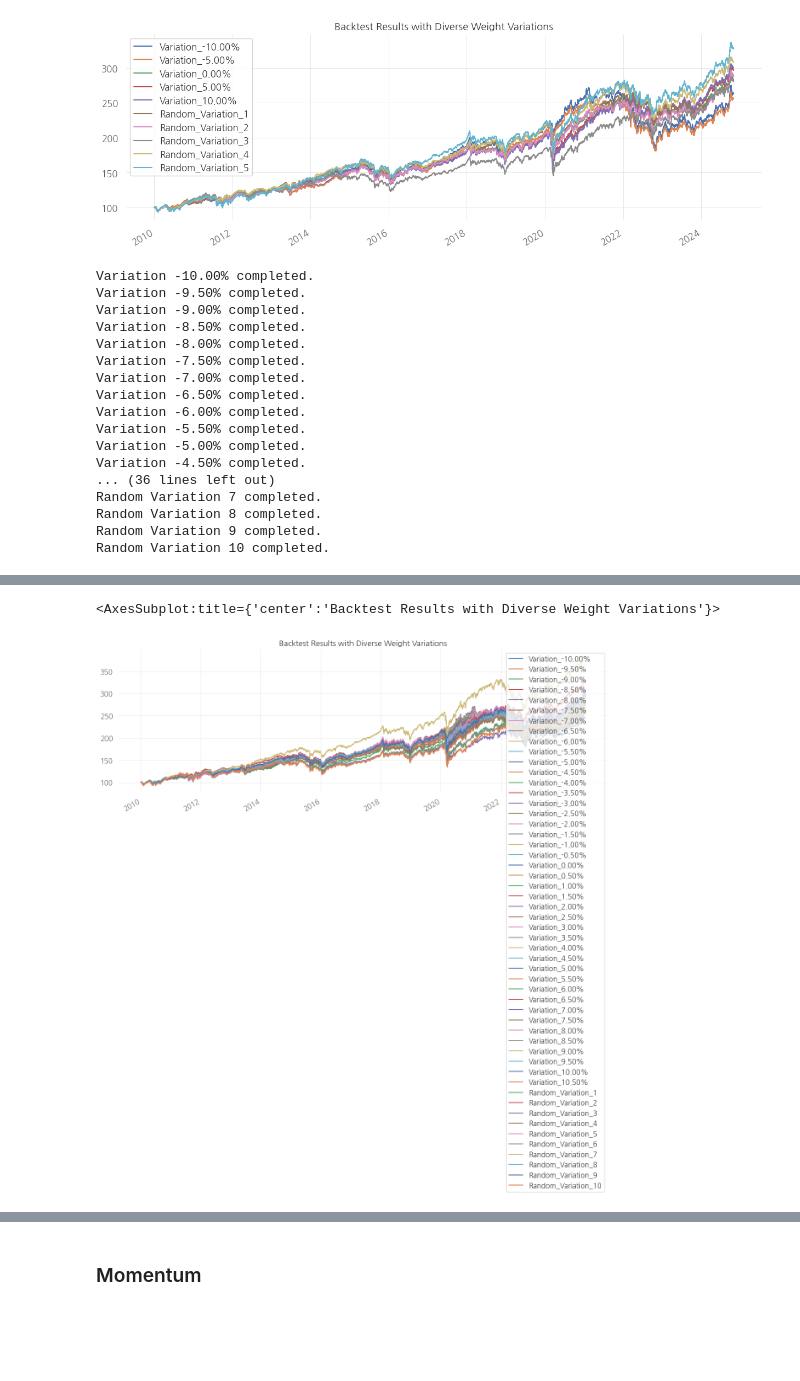
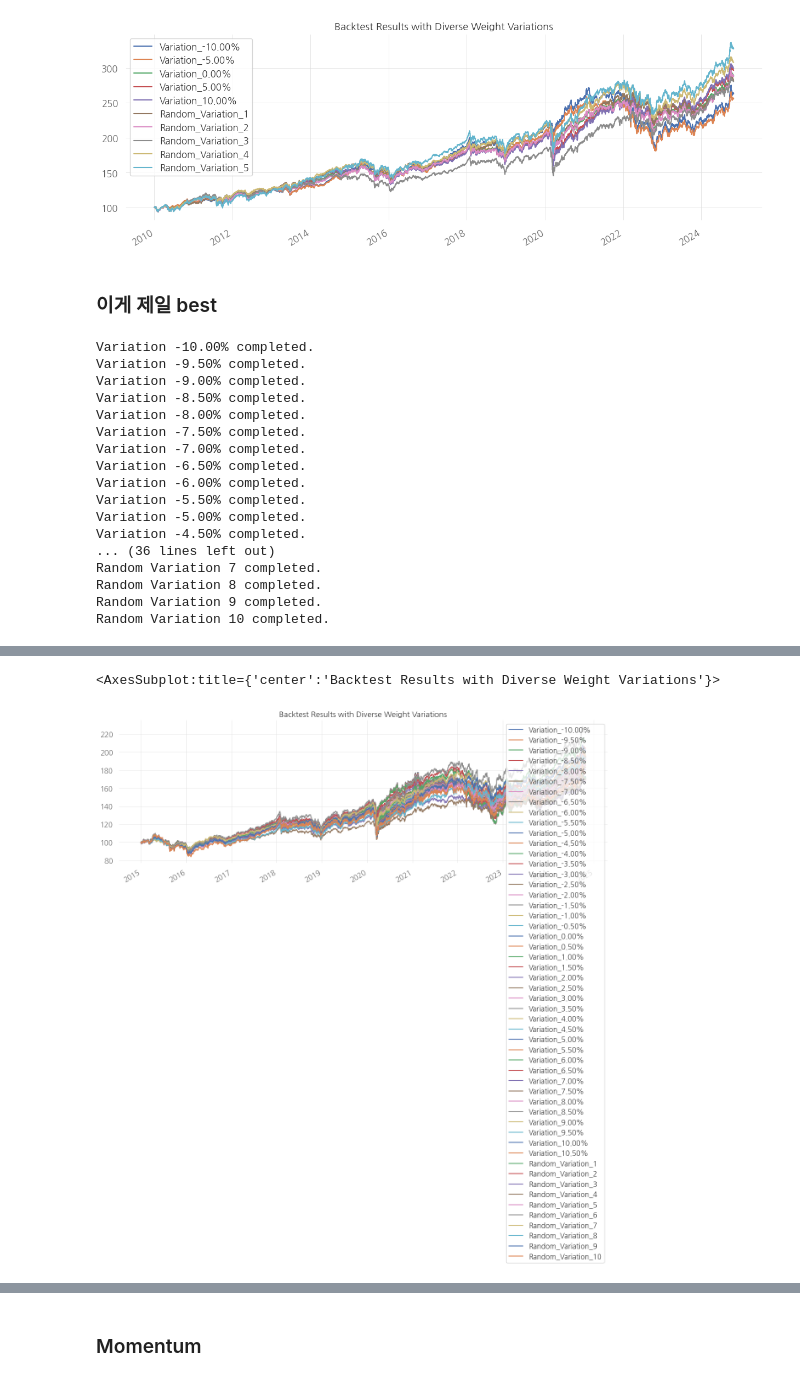
Before and after one commit to JaehwanKim00/stock_trading, a Jupyter notebook: backtest.ipynb, the cells around one changed output, grey strips where cells are left out. Cells and saved outputs as stored; diff of their text form; code cells hidden in the pictures; blank space fills up the shorter version.

```diff
--- a/backtest.ipynb
+++ b/backtest.ipynb
@@ -257,7 +257,7 @@ import koreanize_matplotlib
 # 한글 폰트 설정
 rc('font', family='NanumGothic')  # 나눔고딕 폰트 사용
 # %%
-start = '2010-01-01'
+start = '2015-01-01'
 end = '2024-10-31'
 
 # 데이터 불러오기
@@ -694,6 +694,8 @@ Win Year %           78.57%               78.57%              78.57%
 Win 12m %            82.04%               81.44%              82.04%             82.63%             83.23%              83.83%                81.44%                81.44%                85.63%         ...
 <AxesSubplot:title={'center':'Backtest Results with Diverse Weight Variations'}>
 [figure]
+# %% [markdown]
+### 이게 제일 best
 # %%
 import bt
 import pandas as pd
@@ -730,7 +732,7 @@ for variation in variation_range:
     # 새로운 비율 계산
     modified_weights = {k: max(0, v + variation) for k, v in initial_weights.items()}
     total_weight = sum(modified_weights.values())
-    normalized_weights = {k: v / total_weight for k, v in modified_weights.items()}  # 합이 1이 되도록 정규화
+    normalized_weights = {k: round(v / total_weight, 4) for k, v in modified_weights.items()}  # 소수점 4자리로 정규화
 
     # 전략 생성
     s = bt.Strategy(
@@ -757,7 +759,7 @@ for i, rand_var in enumerate(random_variations):
     # 랜덤 변화 반영
     modified_weights = {k: max(0, v + rand_var[j]) for j, (k, v) in enumerate(initial_weights.items())}
     total_weight = sum(modified_weights.values())
-    normalized_weights = {k: v / total_weight for k, v in modified_weights.items()}
+    normalized_weights = {k: round(v / total_weight, 4) for k, v in modified_weights.items()}  # 소수점 4자리로 제한
 
     # 랜덤 비율 저장
     random_weights_applied.append(normalized_weights)
@@ -875,5 +877,5 @@ Calmar Ratio         0.21                 0.21                0.21
 <AxesSubplot:title={'center':'Backtest Results with Diverse Weight Variations'}>
-[figure, old version]
+[figure, new version]
 # %%
 # 랜덤 비율 출력
 print("\nRandom Weight Variations Applied:")
```
Also changed, not shown: parts of 12 cells of this notebook.
